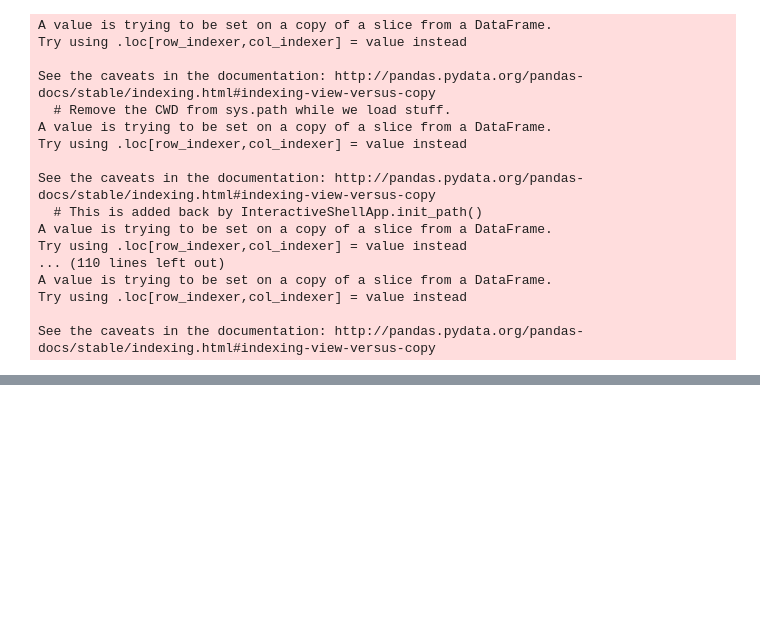
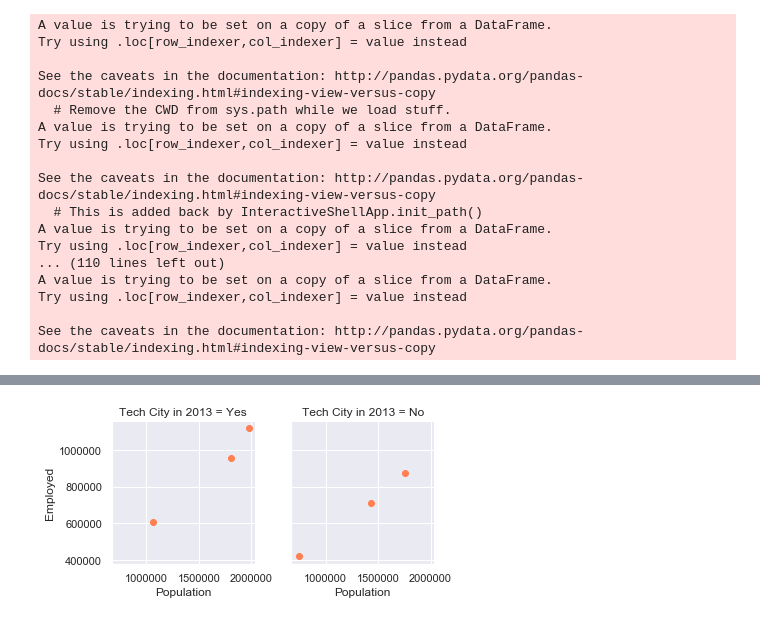
Before and after one commit to mrcjbf/project-one-repo, a Jupyter notebook: census_api.ipynb, the cells around one changed output, grey strips where cells are left out. Drawn from its saved outputs; the diff is of its cells as text; code cells hidden in the pictures; blank space fills up the shorter version.

Commit message:
add employment graphs

```diff
--- a/census_api.ipynb
+++ b/census_api.ipynb
@@ -4,12 +4,15 @@ import numpy as np
 import pandas as pd
 import matplotlib.pyplot as plt
 import requests
+import seaborn as sns
+sns.set(style="darkgrid")
 from census import Census
 from us import states
 
+
 # Census API Key
 from config import census_key
-c_2013 = Census(census_key, year=2013)
+c_2013 = Census(census_key)
 c_2014 = Census(census_key, year=2014)
 c_2015 = Census(census_key, year=2015)
 c_2016 = Census(census_key, year=2016)
@@ -20,7 +23,7 @@ census_data_2013 = c_2013.acs5.get(("NAME", "B19013_001E", "B19301_001E", "B2302
                           "C24010_007E", "C24010_008E", "C24010_043E", "C24010_044E", "B01003_001E",
                           "B25035_001E", "B25058_001E", "B25064_001E", "B25077_001E", "B25088_002E",
                           "B15003_017E", "B15003_018E", "B15003_021E", "B15003_022E", "B15003_023E",
-                          "B15003_025E"), {'for': 'COUNTY:*'})
+                          "B15003_025E"), {'for': 'COUNTY:*'}, year=2013)
 census_pd_2013 = pd.DataFrame(census_data_2013)
 
 census_pd_2013 = census_pd_2013.rename(columns={"B19013_001E": "Income",
@@ -269,5 +276,4 @@ county_frames_13 = [seattle_county_df_2013, portland_county_df_2013, san_jose_co
                 austin_county_df_2013, san_antonio_county_df_2013]
 county_frames_df_2013 = pd.concat(county_frames_13)
 county_frames_df_2013.to_csv("Output/county_data_2013.csv", encoding="utf-8", index=True)
-county_frames_df_2013 = county_frames_df_2013.set_index("City")
-county_frames_df_2013
+county_frames_df_2013 = county_frames_df_2013.set_index("Name")
@@ -284,3 +280,17 @@ county_frames_df_2013
+# %%
+employment_2013 = county_frames_df_2013.loc[["King County, Washington", "Multnomah County, Oregon", "Santa Clara County, California",
+                          "Sacramento County, California", "Travis County, Texas", "Bexar County, Texas"],
+                          ["Population", "Employed", "Employment Male Computer Engineering and Science Occupations",
+                          "Employment Male Computer and Mathematical Occupations", "Employment Female Computer Engineering and Science Occupations",
+                          "Employment Female Computer and Mathematical Occupations", "Tech City in 2013"]]
+employment_2013["Tech Jobs"] = employment_2013["Employment Male Computer Engineering and Science Occupations"]+employment_2013["Employment Male Computer and Mathematical Occupations"]
++employment_2013["Employment Female Computer Engineering and Science Occupations"]+employment_2013["Employment Female Computer and Mathematical Occupations"]
+employment_2013["Non Tech Jobs"]= employment_2013["Employed"]-employment_2013["Tech Jobs"]
+tech_2013 = sns.FacetGrid(employment_2013, col="Tech City in 2013")
+tech_2013 = tech_2013.map(plt.scatter, "Population", "Employed", color="coral")
+tech_2013.savefig("Output/Employment_2013.png")
+# %% [output]
+[figure, added]
 # %%
 #Merge county data frames for 2014
 county_frames_14 = [seattle_county_df_2014, portland_county_df_2014, san_jose_county_df_2014, sacramento_county_df_2014,
```
Also changed, not shown: parts of 11 cells of this notebook, 10 other files.
